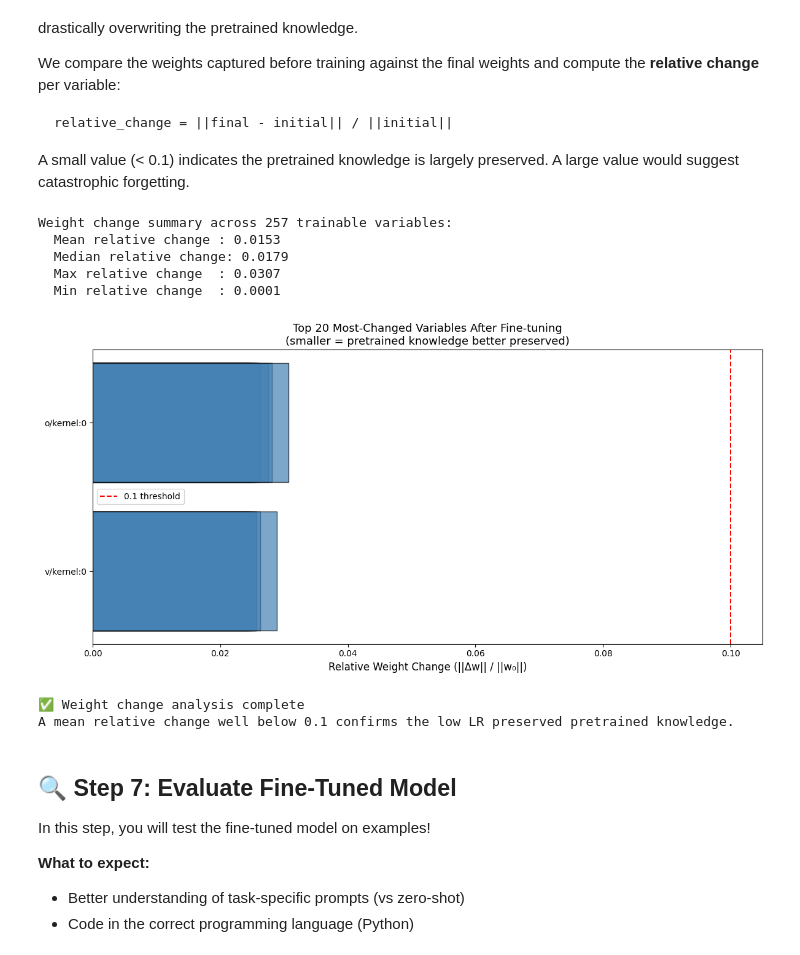
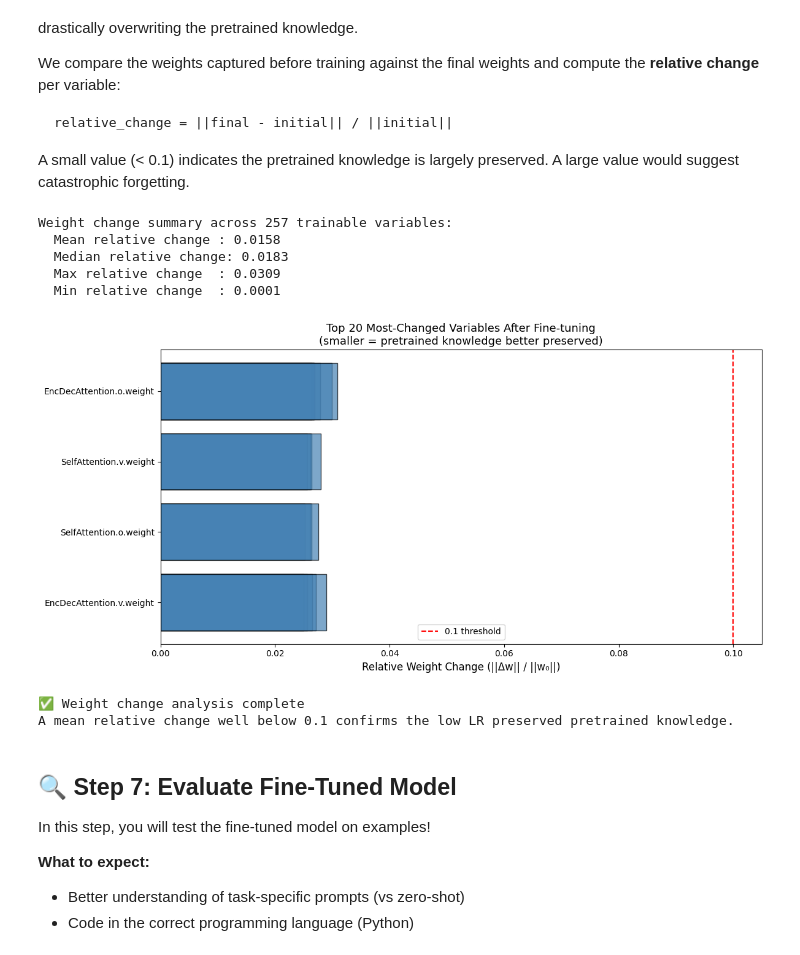
Before and after one commit to KartikNW/MSDS_458_Public, a Jupyter notebook: MSDS458_Assignment_03/MSDS458_Assignment_03_PartC_Finetuning.ipynb, the cells around one changed output. Cells and saved outputs as stored; diff of their text form; code cells hidden in the pictures.

```diff
--- a/MSDS458_Assignment_03/MSDS458_Assignment_03_PartC_Finetuning.ipynb
+++ b/MSDS458_Assignment_03/MSDS458_Assignment_03_PartC_Finetuning.ipynb
@@ -572,28 +611,16 @@ print(f"✅ Captured initial weights for {len(initial_weights)} trainable variab
 ✅ Captured initial weights for 257 trainable variables
 # %%
 # ========================================
-# SET UP CALLBACKS
+# EARLY STOPPING + CHECKPOINT CONFIGURATION
 # ========================================
 
-# Early stopping: stop if validation loss doesn't improve
-early_stopping = keras.callbacks.EarlyStopping(
-    monitor='val_loss',
-    patience=2,
-    restore_best_weights=True,
-    verbose=1
-)
+# Early stopping: stop if validation loss doesn't improve (patience=2),
+# restore the best weights afterwards — replicated manually in the loop below
+PATIENCE = 2
 
-# Model checkpoint: save best model
-model_save_path = "codet5_finetuned_mbpp.keras"
-checkpoint = keras.callbacks.ModelCheckpoint(
-    model_save_path,
-    monitor='val_loss',
-    save_best_only=True,
-    verbose=1
-)
+# Model checkpoint: save best model weights (state_dict)
+model_save_path = "codet5_finetuned_mbpp.pt"
 
-callbacks = [early_stopping, checkpoint]
-
-print(f"✅ Callbacks configured")
-print(f"  Model will be saved to: {model_save_path}")
+print(f"✅ Early stopping configured (patience={PATIENCE})")
+print(f"  Best model weights will be saved to: {model_save_path}")
 # %% [output]
@@ -694,11 +802,13 @@ A large value would suggest catastrophic forgetting.
 # ========================================
 
 weight_changes = {}
-for v in model.trainable_variables:
-    initial = initial_weights[v.name]
-    final = v.numpy()
+for name, p in model.named_parameters():
+    if not p.requires_grad:
+        continue
+    initial = initial_weights[name]
+    final = p.detach().cpu().numpy()
     relative_change = np.linalg.norm(final - initial) / (np.linalg.norm(initial) + 1e-8)
-    weight_changes[v.name] = relative_change
+    weight_changes[name] = relative_change
 
 changes = list(weight_changes.values())
 print(f"Weight change summary across {len(changes)} trainable variables:")
@@ -708,34 +818,34 @@ print(f"  Max relative change  : {np.max(changes):.4f}")
 print(f"  Min relative change  : {np.min(changes):.4f}")
 # %% [output]
 Weight change summary across 257 trainable variables:
-  Mean relative change : 0.0153
-  Median relative change: 0.0179
-  Max relative change  : 0.0307
+  Mean relative change : 0.0158
+  Median relative change: 0.0183
+  Max relative change  : 0.0309
   Min relative change  : 0.0001
 # %%
 # ========================================
 # VISUALISE: TOP 20 MOST-CHANGED LAYERS
 # ========================================
 
 layer_changes = sorted(weight_changes.items(), key=lambda x: x[1], reverse=True)
 
-# Shorten variable names for readability
-names = [n.split('/')[-2] + '/' + n.split('/')[-1] for n, _ in layer_changes[:20]]
+# Shorten parameter names for readability (PyTorch names are dot-separated)
+names = ['.'.join(n.split('.')[-3:]) for n, _ in layer_changes[:20]]
 values = [v for _, v in layer_changes[:20]]
 
 plt.figure(figsize=(12, 6))
 bars = plt.barh(names[::-1], values[::-1], color='steelblue', edgecolor='black', alpha=0.7)
 plt.xlabel('Relative Weight Change (||Δw|| / ||w₀||)', fontsize=12)
 plt.title('Top 20 Most-Changed Variables After Fine-tuning\n(smaller = pretrained knowledge better preserved)', fontsize=13)
 plt.axvline(x=0.1, color='red', linestyle='--', label='0.1 threshold')
 plt.legend()
 plt.tight_layout()
 plt.show()
 
 print("✅ Weight change analysis complete")
 print("A mean relative change well below 0.1 confirms the low LR preserved pretrained knowledge.")
 # %% [output]
-[figure, old version]
+[figure, new version]
 ✅ Weight change analysis complete
 A mean relative change well below 0.1 confirms the low LR preserved pretrained knowledge.
 # %% [markdown]
```
Also changed, not shown: parts of 30 cells of this notebook, 9 other files.
